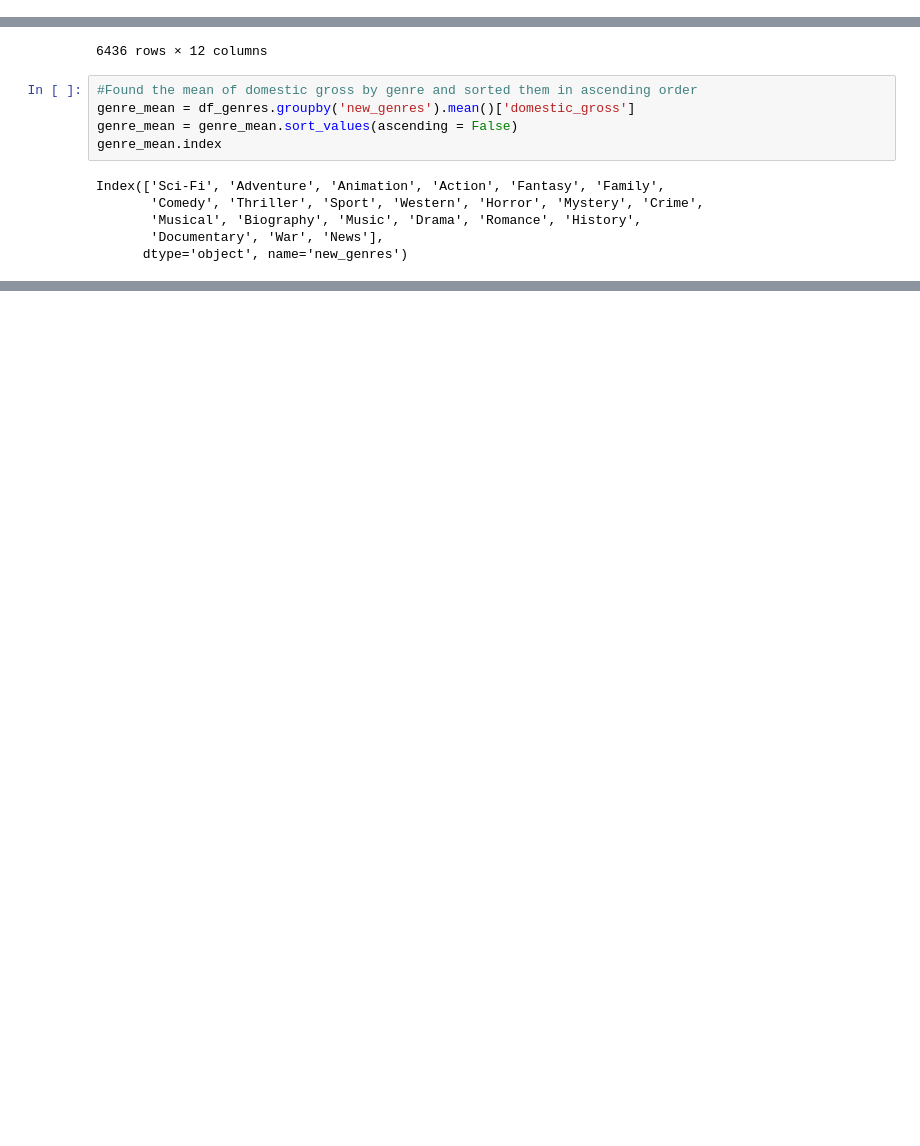
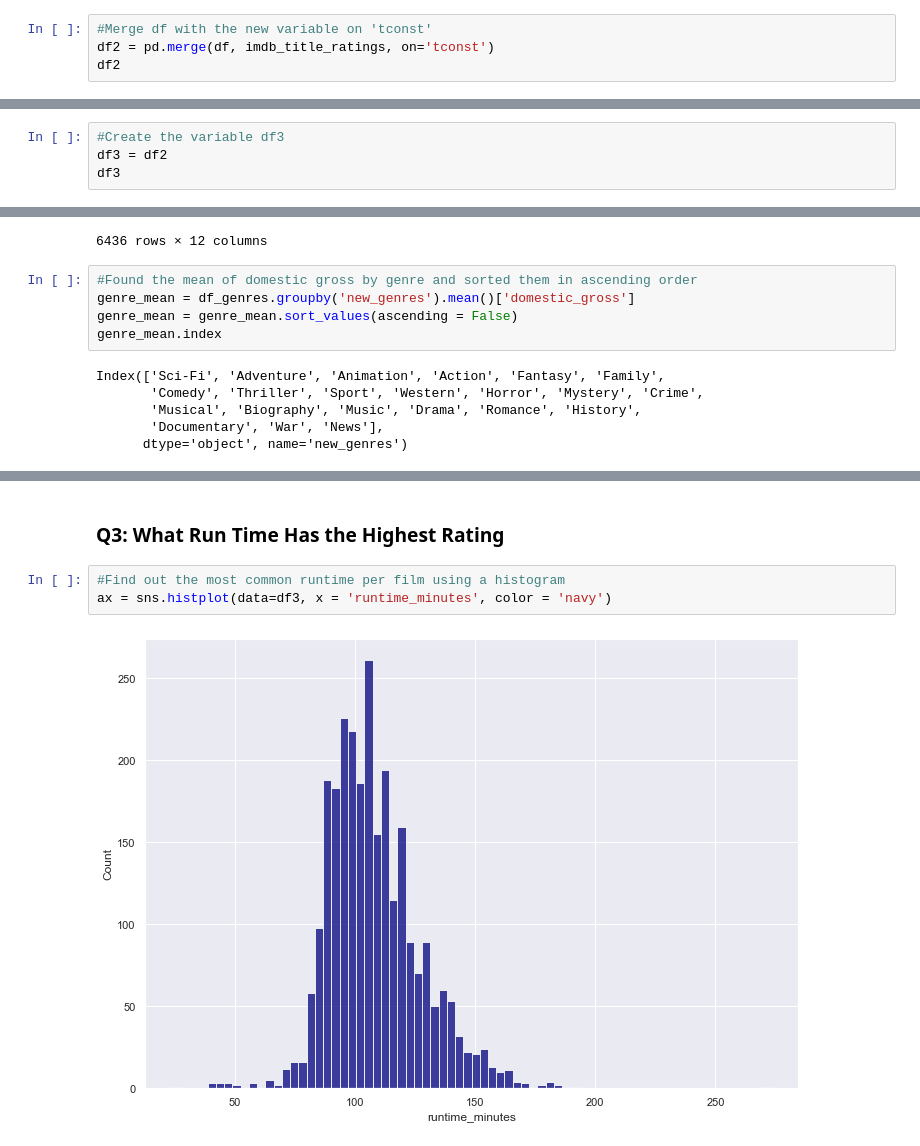
Before and after one commit to henrysvg/dsc-phase-1-project, a Jupyter notebook: student.ipynb, the cells around one changed output, grey strips where cells are left out. Saved outputs shown, nothing was run; the diff lists cells and outputs as text; blank space fills up the shorter version.

```diff
--- a/student.ipynb
+++ b/student.ipynb
@@ -276,0 +276,4 @@ Questions to consider:
+# %%
+#Merge df with the new variable on 'tconst'
+df2 = pd.merge(df, imdb_title_ratings, on='tconst')
+df2
@@ -276,0 +296,4 @@ Questions to consider:
+# %%
+#Create the variable df3
+df3 = df2
+df3
@@ -342,0 +440,7 @@ ax.set_xticklabels(ax.get_xticklabels(), rotation = 45, ha = 'right');
+# %% [markdown]
+### Q3: What Run Time Has the Highest Rating
+# %%
+#Find out the most common runtime per film using a histogram
+ax = sns.histplot(data=df3, x = 'runtime_minutes', color = 'navy')
+# %% [output]
+[figure, added]
```
Also changed, not shown: parts of 24 cells of this notebook.
